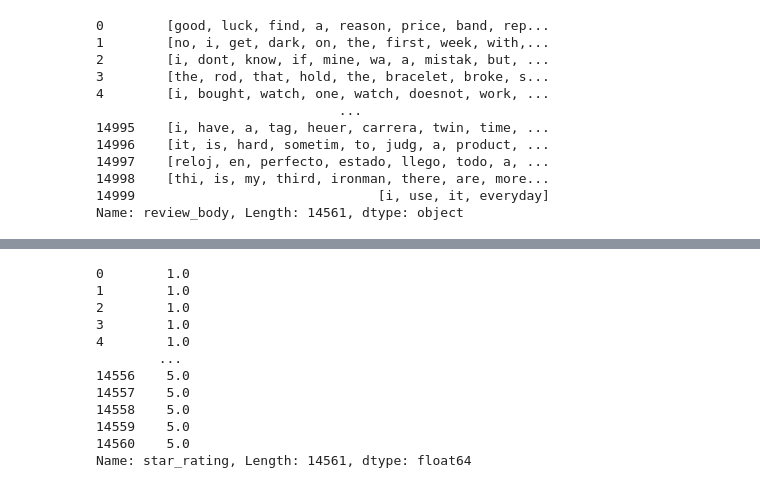
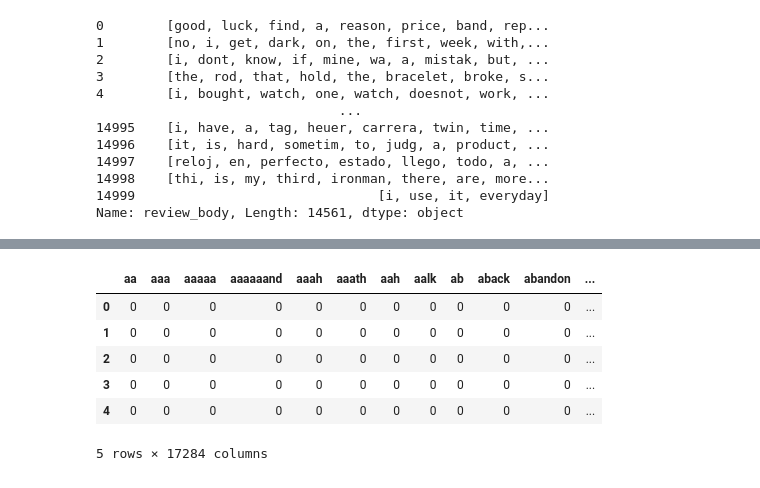
Before and after one commit to JeromeMberia/user_review_analysis, a Jupyter notebook: user_review_analysis.ipynb, the cells around one changed output, grey strips where cells are left out. Saved outputs shown, nothing was run; the diff lists cells and outputs as text; code cells hidden in the pictures.

```diff
--- a/user_review_analysis.ipynb
+++ b/user_review_analysis.ipynb
@@ -274,17 +240,12 @@ print(text_1)
 # %%
-data_DTM = pd.DataFrame(text_1.toarray(), columns=cv.get_feature_names())
+data_DTM = pd.DataFrame(text_1.toarray(), columns=cv.get_feature_names(), index=data_corpus.index)
 data_DTM['star_rating'] = data_corpus2['star_rating']
-data_DTM['star_rating']
+data_DTM.head()
 # %% [output]
+|  | aa | aaa | aaaaa | aaaaaand | aaah | aaath | aah | aalk | ab | aback | abandon | ... |
+| 0 | 0 | 0 | 0 | 0 | 0 | 0 | 0 | 0 | 0 | 0 | 0 | ... |
+| 1 | 0 | 0 | 0 | 0 | 0 | 0 | 0 | 0 | 0 | 0 | 0 | ... |
+| 2 | 0 | 0 | 0 | 0 | 0 | 0 | 0 | 0 | 0 | 0 | 0 | ... |
+| 3 | 0 | 0 | 0 | 0 | 0 | 0 | 0 | 0 | 0 | 0 | 0 | ... |
+| 4 | 0 | 0 | 0 | 0 | 0 | 0 | 0 | 0 | 0 | 0 | 0 | ... |
-0        1.0
-1        1.0
-2        1.0
-3        1.0
-4        1.0
-        ...
-14556    5.0
-14557    5.0
-14558    5.0
-14559    5.0
-14560    5.0
-Name: star_rating, Length: 14561, dtype: float64
+5 rows × 17284 columns
```
Also changed, not shown: parts of 8 cells of this notebook.
